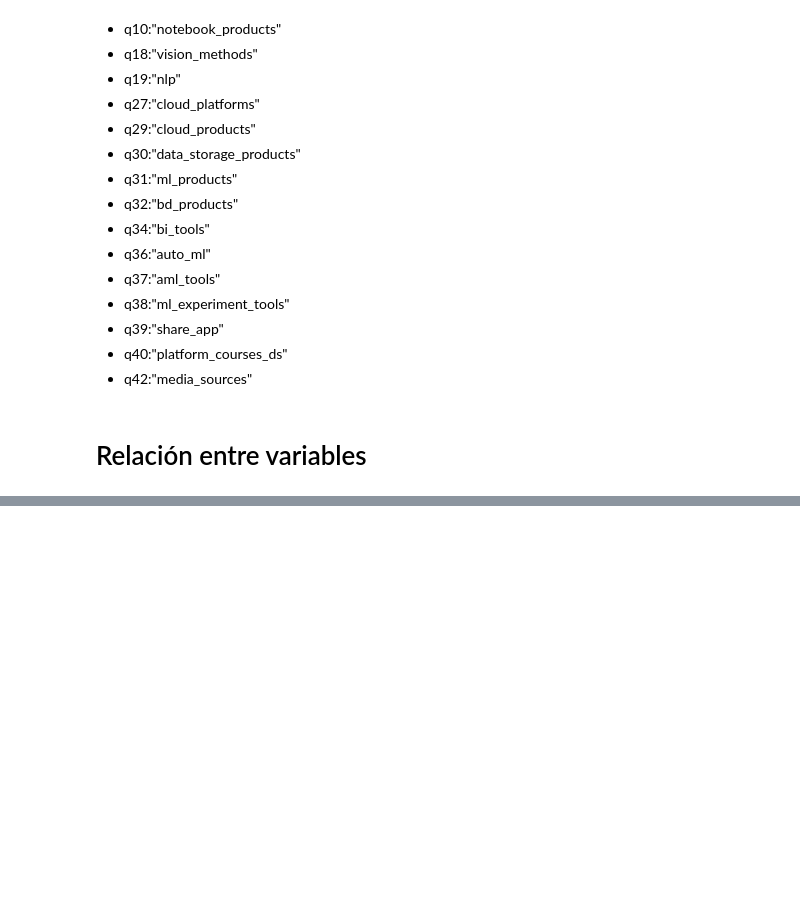
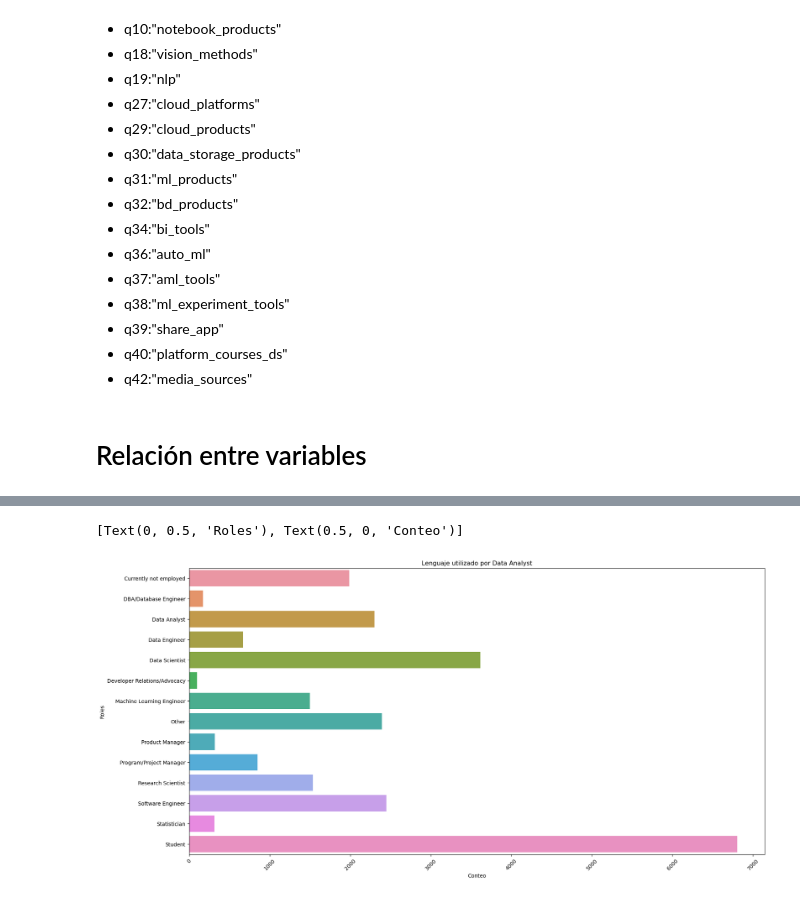
Before and after one commit to Adalab/project-DA-promo-b-modulo-2-team-2, a Jupyter notebook: HU3_visualización_herramientas.ipynb, the cells around one changed output, grey strips where cells are left out. Saved outputs shown, nothing was run; the diff lists cells and outputs as text; code cells hidden in the pictures; blank space fills up the shorter version.

```diff
--- a/HU3_visualización_herramientas.ipynb
+++ b/HU3_visualización_herramientas.ipynb
@@ -1019,0 +1036,8 @@ df_q7.drop(0, axis= 0,inplace=True)
+# %%
+df_5_explode = df_q5['q5'].explode().reset_index()
+# %%
+gb5 = df_5_explode.groupby('q5').size()
+# %%
+df_q5 = gb5.reset_index(name='count')
+# %%
+df_q5.drop(0, axis= 0,inplace=True)
@@ -1020,2 +1102,11 @@ df_q7.drop(0, axis= 0,inplace=True)
+# %%
+plt.figure(figsize=(20,10))
+fig= sns.barplot(x ='count', y='q5', data=df_q5)
+plt.title('Lenguaje utilizado por Data Analyst')
+plt.xticks(rotation = 45)
+fig.set(ylabel='Roles', xlabel= 'Conteo')
+# %% [output]
+[Text(0, 0.5, 'Roles'), Text(0.5, 0, 'Conteo')]
+[figure, added]
 # %%
 plt.figure(figsize=(20,10))
```
Also changed, not shown: parts of 89 cells of this notebook, 3 other files.
